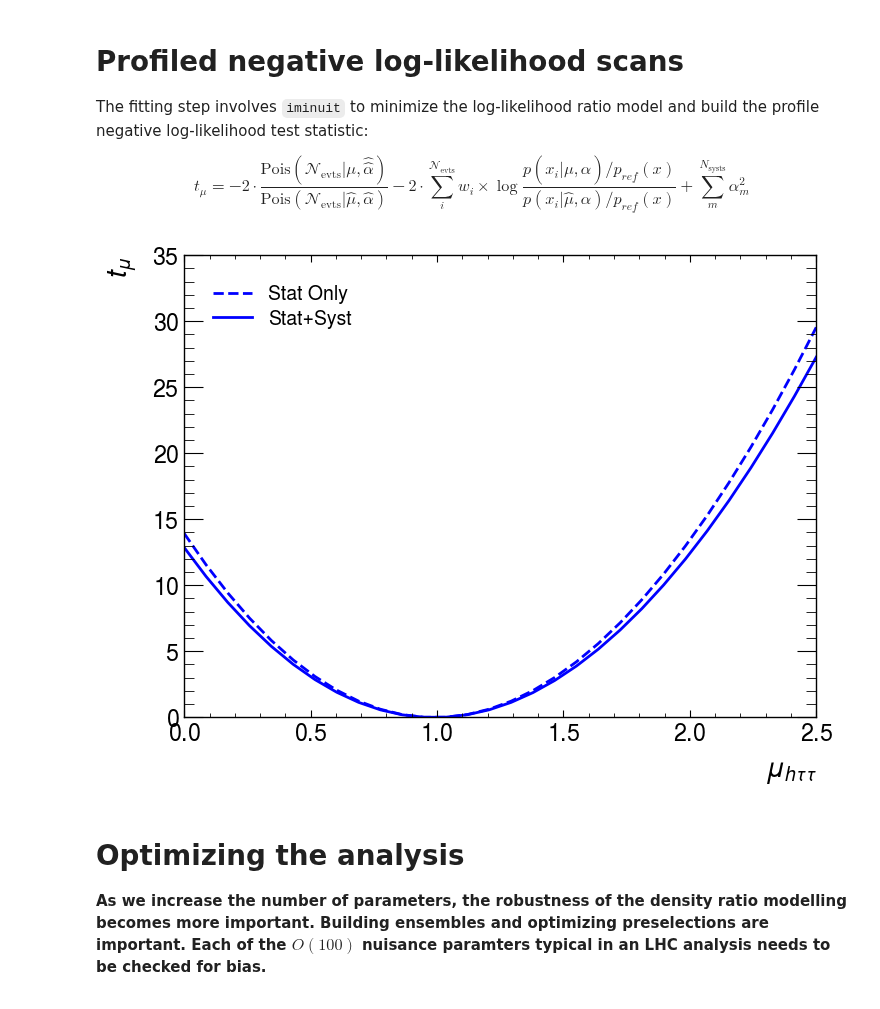
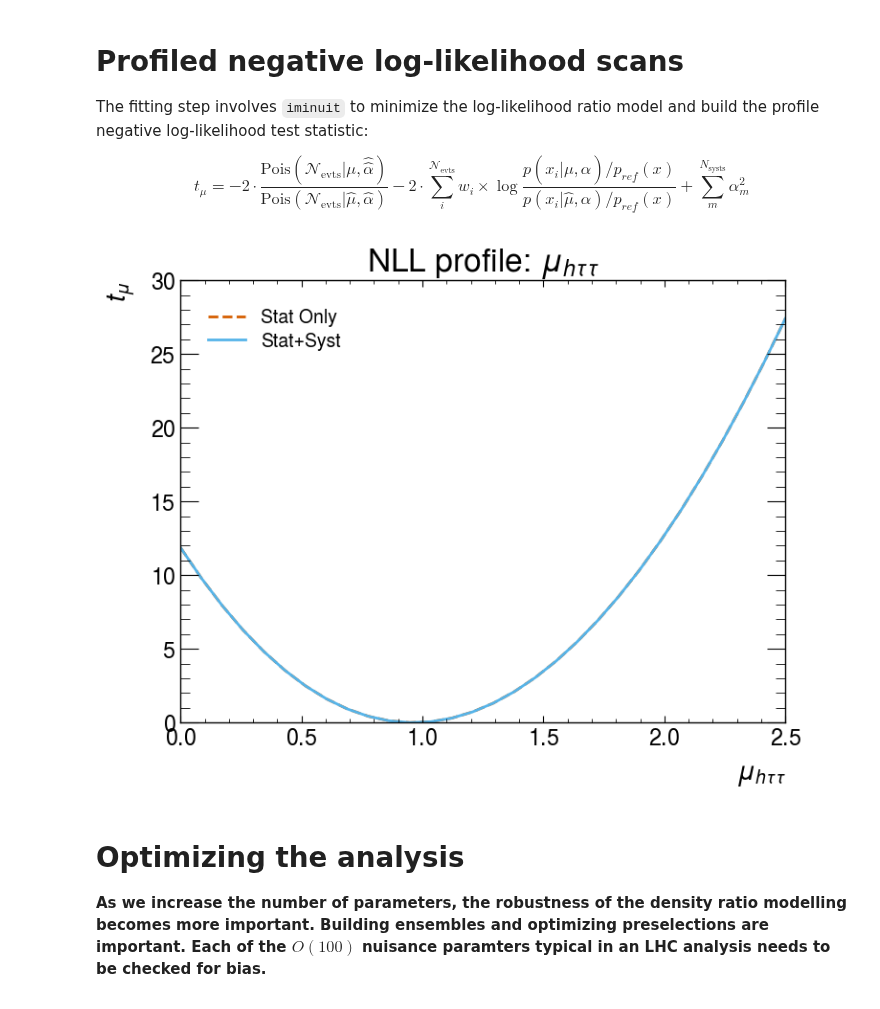
Before and after one commit to CrossGo14/NSBI-workflow-tutorial, a Jupyter notebook: FAIR_universe_Higgs_tautau/Parameter_Fitting_with_Systematics.ipynb, the cells around one changed output. Saved outputs shown, nothing was run; the diff lists cells and outputs as text; code cells hidden in the pictures.

Commit message:
added nll scans and doc in inference

```diff
--- a/FAIR_universe_Higgs_tautau/Parameter_Fitting_with_Systematics.ipynb
+++ b/FAIR_universe_Higgs_tautau/Parameter_Fitting_with_Systematics.ipynb
@@ -84,12 +84,15 @@ model_obj = nsbi_common_utils.model.Model(workspace = workspace,
 An NVIDIA GPU may be present on this machine, but a CUDA-enabled jaxlib is not installed. Falling back to cpu.
 # %%
 list_parameters, initial_parameter_values = model_obj.get_model_parameters()
+# %%
+num_unconstrained_params = model_obj.num_unconstrained_param
 # %%
 importlib.reload(sys.modules['nsbi_common_utils.inference'])
 
-inference_obj = nsbi_common_utils.inference.inference(model_obj.model,
-                                                      initial_parameter_values,
-                                                      list_parameters)
+inference_obj = nsbi_common_utils.inference.inference(model_nll = model_obj.model,
+                                                      initial_values = initial_parameter_values,
+                                                      list_parameters = list_parameters,
+                                                      num_unconstrained_params = num_unconstrained_params)
 # %%
 inference_obj.perform_fit()
 # %% [output]
@@ -133,14 +136,16 @@ The fitting step involves `iminuit` to minimize the log-likelihood ratio model a
 
 $$t_\mu = -2 \cdot \frac{\text{Pois}(\mathcal{N}_\text{evts}|\mu, \hat{\hat{\alpha}})}{\text{Pois}(\mathcal{N}_\text{evts}|\hat{\mu}, \hat{\alpha})} -2 \cdot \sum_i^{\mathcal{N}_\text{evts}} w_i \times \log \frac{p(x_i|\mu, \hat{\hat{\alpha}})/p_{ref}(x)}{p(x_i|\hat{\mu}, \hat{\alpha})/p_{ref}(x)} + \sum_m^{N_\text{systs}} \alpha_m^2$$
 # %%
-inference_full.plot_NLL_scan(parameter_name = 'mu_higgs',
+freeze_params = []
+
+inference_obj.plot_NLL_scan(parameter_name = 'mu_htautau',
                              parameter_label = r'$\mu_{h\tau\tau}$',
                              freeze_params = freeze_params,
                              bound_range = (0.0, 2.5),
                              fit_strategy = 0,
                              doStatOnly = True)
 # %% [output]
-[figure, old version]
+[figure, new version]
 # %% [markdown]
 Optimizing the analysis
 ===
```
Also changed, not shown: parts of 2 cells of this notebook, 1 other file.
